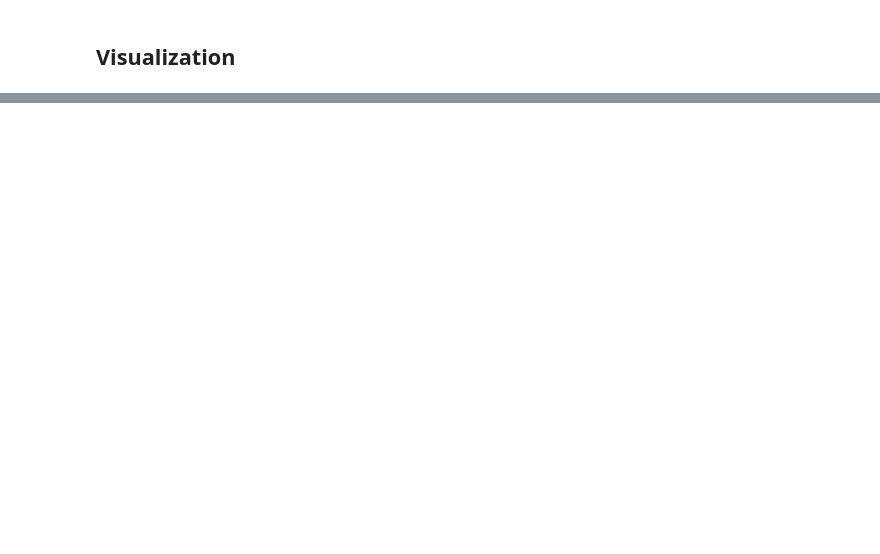
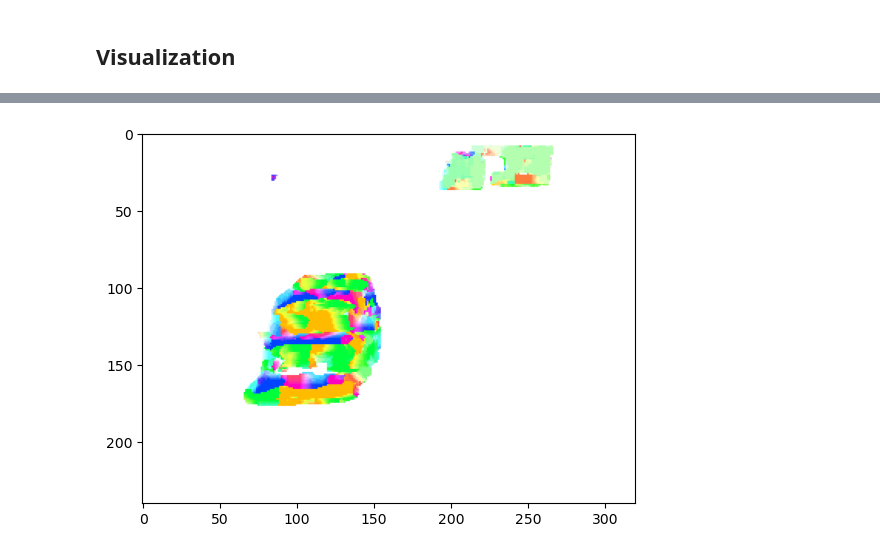
Before and after one commit to MrWlobo/Zaawansowane_Algorytmy_Wizyjne, a Jupyter notebook: Lab07/main.ipynb, the cells around one changed output, grey strips where cells are left out. Drawn from its saved outputs; the diff is of its cells as text; code cells hidden in the pictures; blank space fills up the shorter version.

```diff
--- a/Lab07/main.ipynb
+++ b/Lab07/main.ipynb
@@ -102,0 +129,8 @@ visualize_motion(bm_result_resized, I_resized)
+# %%
+bm_result_increased_params_values = block_method(I, J, dX = 5, dY = 5)
+# %%
+bm_result_increased_params_values[0][dilated_mask == 0] = 0
+bm_result_increased_params_values[1][dilated_mask == 0] = 0
+visualize_motion(bm_result_increased_params_values, I)
+# %% [output]
+[figure, added]
```
Also changed, not shown: parts of 11 cells of this notebook.
